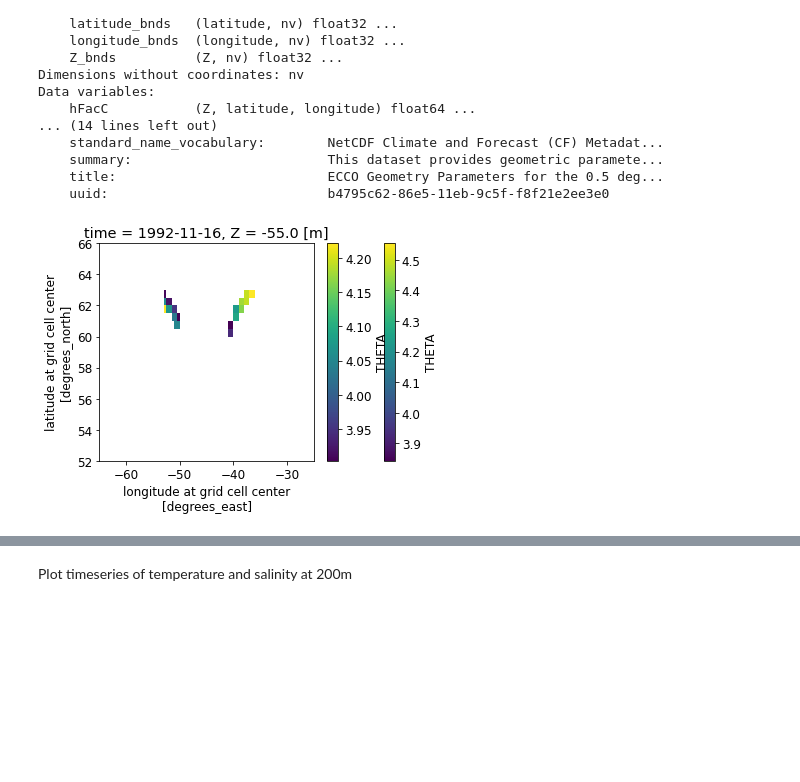
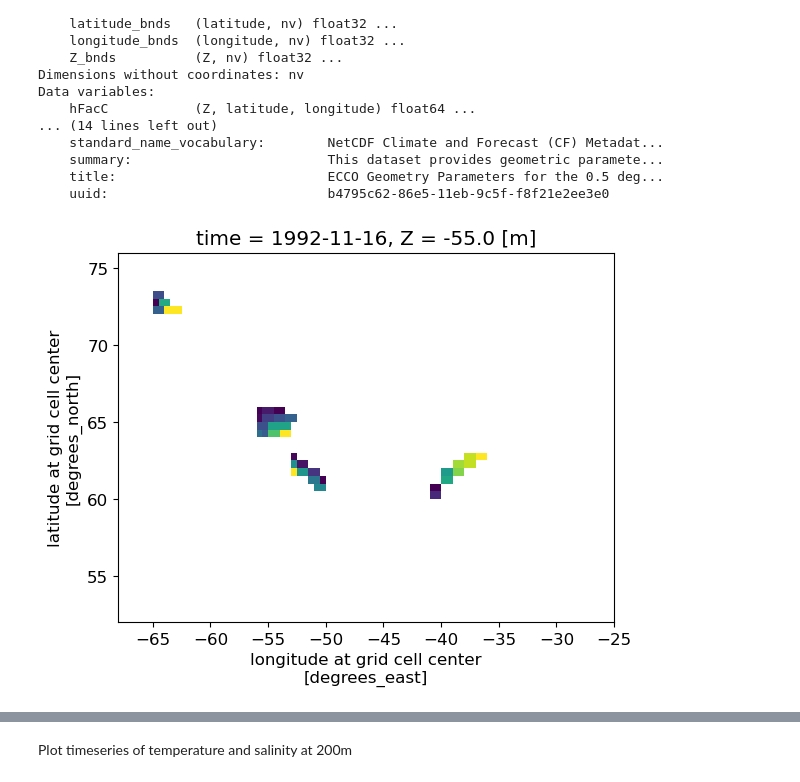
Before and after one commit to mjzahn/ecco, a Jupyter notebook: Greenland_circulation_ecco.ipynb, the cells around one changed output, grey strips where cells are left out. Drawn from its saved outputs; the diff is of its cells as text; code cells hidden in the pictures; blank space fills up the shorter version.

```diff
--- a/Greenland_circulation_ecco.ipynb
+++ b/Greenland_circulation_ecco.ipynb
@@ -163,24 +161,43 @@ ecco_depth = geometry_ds.Depth
 # meshgrid for longitude and latitude 1D arrays
 data_x_mg, data_y_mg = np.meshgrid(ecco_depth.longitude,ecco_depth.latitude)
 # %%
-# create mask for region in SE Greenland farther offshore (>1800m depth)
-SE_greenland_mask = np.where(np.logical_and(ecco_depth > 2000, ecco_depth < 2500), 1, np.nan)*np.where(np.logical_and(data_y_mg > 60, data_y_mg < 63), 1, np.nan)*\
-            np.where(data_x_mg > -43, 1, np.nan)*np.where(data_x_mg < -35, 1, np.nan)
-# create mask for region in SW Greenland farther offshore (>1800m depth)
-SW_greenland_mask = np.where(np.logical_and(ecco_depth > 2000, ecco_depth < 3000), 1, np.nan)*np.where(np.logical_and(data_y_mg > 60, data_y_mg < 63), 1, np.nan)*\
-            np.where(data_x_mg > -53, 1, np.nan)*np.where(data_x_mg < -50, 1, np.nan)
+# create masks for regions farther offshore (>2000 m deep) around Greenland
+
+# SE Greenland
+SE_greenland_mask = np.where(np.logical_and(ecco_depth > 2000, ecco_depth < 2500), 1, np.nan)*\
+                    np.where(np.logical_and(data_y_mg > 60, data_y_mg < 63), 1, np.nan)*\
+                    np.where(data_x_mg > -43, 1, np.nan)*np.where(data_x_mg < -35, 1, np.nan)
+
+# SW Greenland
+SW_greenland_mask = np.where(np.logical_and(ecco_depth > 2000, ecco_depth < 3000), 1, np.nan)*\
+                    np.where(np.logical_and(data_y_mg > 60, data_y_mg < 63), 1, np.nan)*\
+                    np.where(data_x_mg > -53, 1, np.nan)*np.where(data_x_mg < -50, 1, np.nan)
+
+# central W Greenland
+CW_greenland_mask = np.where(np.logical_and(ecco_depth > 100, ecco_depth < 2000), 1, np.nan)*\
+                    np.where(np.logical_and(data_y_mg > 64, data_y_mg < 66), 1, np.nan)*\
+                    np.where(data_x_mg > -56, 1, np.nan)*np.where(data_x_mg < -51, 1, np.nan)
+
+# NW Greenland
+NW_greenland_mask = np.where(np.logical_and(ecco_depth > 2000, ecco_depth < 3000), 1, np.nan)*\
+                    np.where(np.logical_and(data_y_mg > 72, data_y_mg < 77), 1, np.nan)*\
+                    np.where(data_x_mg > -65, 1, np.nan)*np.where(data_x_mg < -56, 1, np.nan)
 # %%
 # multiply ecco temp/salinity by mask to isolate data
 SE_greenland_temp_da = temp_salt_ds.THETA*SE_greenland_mask
 SW_greenland_temp_da = temp_salt_ds.THETA*SW_greenland_mask
+CW_greenland_temp_da = temp_salt_ds.THETA*CW_greenland_mask
+NW_greenland_temp_da = temp_salt_ds.THETA*NW_greenland_mask
 # %%
 # sanity check plot to make sure the mask worked
-SE_greenland_temp_da.isel(time=10, Z=5).plot()
-SW_greenland_temp_da.isel(time=10, Z=5).plot()
-plt.xlim(-65,-25)
-plt.ylim(52,66);
+SE_greenland_temp_da.isel(time=10, Z=5).plot(add_colorbar=False)
+SW_greenland_temp_da.isel(time=10, Z=5).plot(add_colorbar=False)
+CW_greenland_temp_da.isel(time=10, Z=5).plot(add_colorbar=False)
+NW_greenland_temp_da.isel(time=10, Z=5).plot(add_colorbar=False)
+plt.xlim(-68,-25)
+plt.ylim(52,76);
 # %% [output]
-[figure, old version]
+[figure, new version]
 # %%
 # Plot region selected for analysis
 plt.rcParams['font.size'] = 12
```
Also changed, not shown: parts of 30 cells of this notebook, 5 other files.
